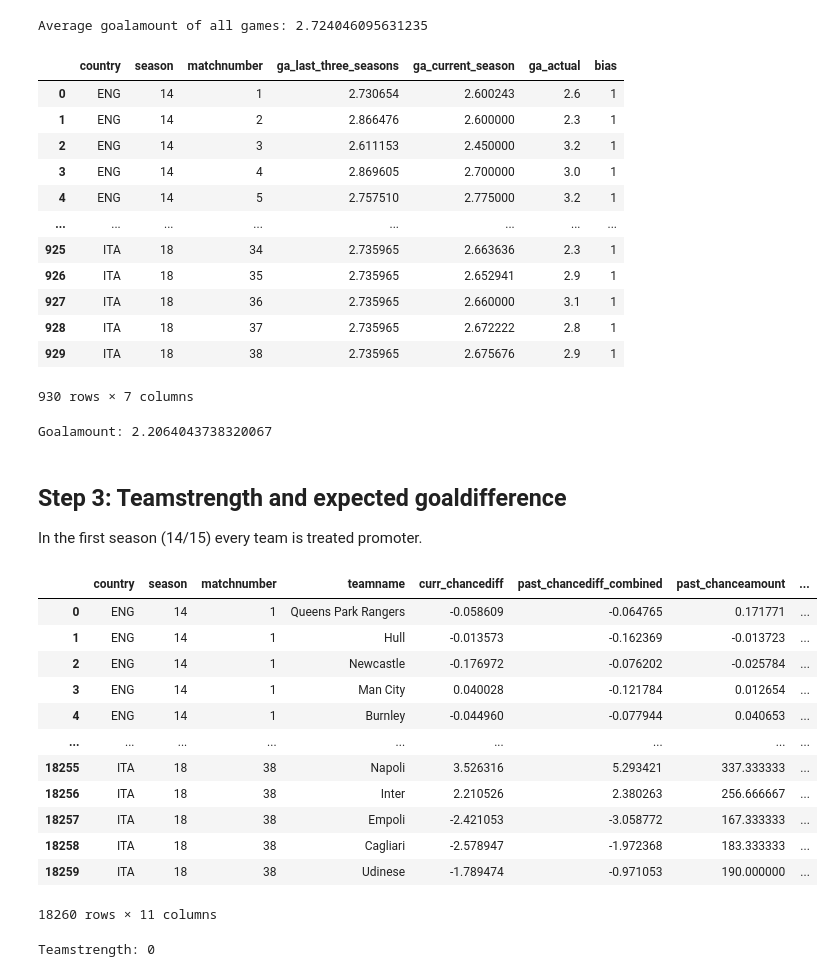
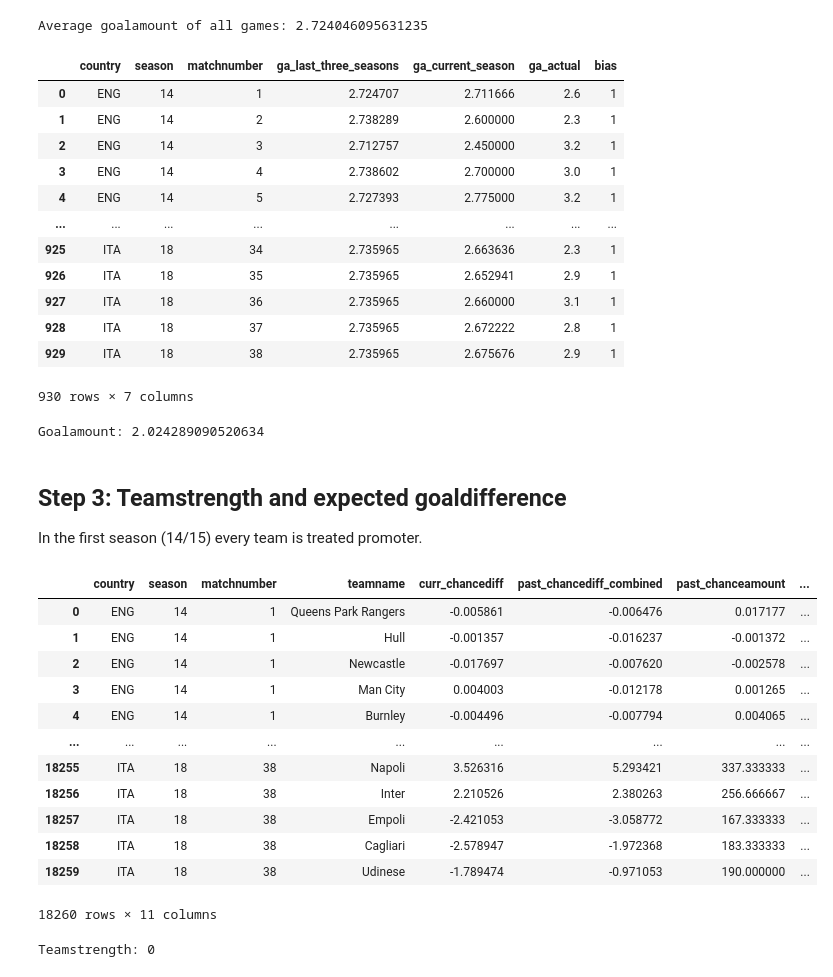
Before and after one commit to LUKEx76/football_prediction, a Jupyter notebook: heuer_model/heuer.ipynb, the cells around one changed output. Drawn from its saved outputs; the diff is of its cells as text; code cells hidden in the pictures.

```diff
--- a/heuer_model/heuer.ipynb
+++ b/heuer_model/heuer.ipynb
@@ -60,7 +60,7 @@ df_country_season_homefield_adv = pd.read_csv(
 df_country_season_homefield_adv['bias'] = 1
 
 noise = np.random.normal(
-    avg_homefield_adv, 0.1, df_country_season_homefield_adv.shape[0] * 3)
+    avg_homefield_adv, 0.01, df_country_season_homefield_adv.shape[0] * 3)
 
 for index, row in df_country_season_homefield_adv.iterrows():
     if row["hf_adv_actual"] == 0:
@@ -138,7 +138,7 @@ df_country_season_goalamount = pd.read_csv(
 df_country_season_goalamount['bias'] = 1
 
 noise = np.random.normal(
-    avg_goalamount, 0.1, df_country_season_goalamount.shape[0] * 3)
+    avg_goalamount, 0.01, df_country_season_goalamount.shape[0] * 3)
 
 
 for index, row in df_country_season_goalamount.iterrows():
@@ -154,11 +154,11 @@ for index, row in df_country_season_goalamount.iterrows():
 df_country_season_goalamount
 # %% [output]
 |  | country | season | matchnumber | ga_last_three_seasons | ga_current_season | ga_actual | bias |
-| 0 | ENG | 14 | 1 | 2.730654 | 2.600243 | 2.6 | 1 |
-| 1 | ENG | 14 | 2 | 2.866476 | 2.600000 | 2.3 | 1 |
-| 2 | ENG | 14 | 3 | 2.611153 | 2.450000 | 3.2 | 1 |
-| 3 | ENG | 14 | 4 | 2.869605 | 2.700000 | 3.0 | 1 |
-| 4 | ENG | 14 | 5 | 2.757510 | 2.775000 | 3.2 | 1 |
+| 0 | ENG | 14 | 1 | 2.724707 | 2.711666 | 2.6 | 1 |
+| 1 | ENG | 14 | 2 | 2.738289 | 2.600000 | 2.3 | 1 |
+| 2 | ENG | 14 | 3 | 2.712757 | 2.450000 | 3.2 | 1 |
+| 3 | ENG | 14 | 4 | 2.738602 | 2.700000 | 3.0 | 1 |
+| 4 | ENG | 14 | 5 | 2.727393 | 2.775000 | 3.2 | 1 |
 | ... | ... | ... | ... | ... | ... | ... | ... |
 | 925 | ITA | 18 | 34 | 2.735965 | 2.663636 | 2.3 | 1 |
 | 926 | ITA | 18 | 35 | 2.735965 | 2.652941 | 2.9 | 1 |
@@ -176,7 +176,7 @@ def h_country_season_goalamount(country, season, matchnumber):
         f"country == '{country}' and season == {season} and matchnumber < {matchnumber}")
 
     X = sub_df[["ga_last_three_seasons",
-                "ga_current_season","bias"]].values
+                "ga_current_season"]].values # no bias
     y = sub_df["ga_actual"].values
 
     w = closed_form_solution(X, y)
@@ -185,13 +185,13 @@ def h_country_season_goalamount(country, season, matchnumber):
     input_df = df_country_season_goalamount.query(
         f"country == '{country}' and season == {season} and matchnumber == {matchnumber}")
     input = input_df[["ga_last_three_seasons",
-                      "ga_current_season", "bias"]].values
+                      "ga_current_season"]].values
 
     return np.dot(w, input.T)[0]
 
 print("Goalamount:", h_country_season_goalamount("GER", 14, 2))
 # %% [output]
-Goalamount: 2.2064043738320067
+Goalamount: 2.024289090520634
 # %% [markdown]
 ## Step 3: Teamstrength and expected goaldifference
 
@@ -199,33 +199,33 @@ In the first season (14/15) every team is treated promoter.
 # %%
 df_matches = pd.read_csv('data/matches.csv', sep=';')
 df_matches['bias'] = 1
 
-noise = np.random.normal(0, 0.1, df_matches.shape[0] * 5)
+noise = np.random.normal(0, 0.01, df_matches.shape[0] * 5)
 
 for index, row in df_matches.iterrows():
     if row["curr_chancediff"] == 0:
         df_matches.at[index, "curr_chancediff"] = noise[index]
     if row["past_chancediff_combined"] == 0:
         df_matches.at[index,
                            "past_chancediff_combined"] = noise[df_matches.shape[0] + index]
     if row["past_chanceamount"] == 0:
         df_matches.at[index,
                            "past_chanceamount"] = noise[df_matches.shape[0] * 2 + index]
     if row["actual_goaldiff"] == 0:
         df_matches.at[index,
                            "actual_goaldiff"] = noise[df_matches.shape[0] * 3 + index]
     if row["actual_goalamount"] == 0:
         df_matches.at[index,
                            "actual_goalamount"] = noise[df_matches.shape[0] * 4 + index]
 
 df_matches
 # %% [output]
 |  | country | season | matchnumber | teamname | curr_chancediff | past_chancediff_combined | past_chanceamount | ... |
-| 0 | ENG | 14 | 1 | Queens Park Rangers | -0.058609 | -0.064765 | 0.171771 | ... |
-| 1 | ENG | 14 | 1 | Hull | -0.013573 | -0.162369 | -0.013723 | ... |
-| 2 | ENG | 14 | 1 | Newcastle | -0.176972 | -0.076202 | -0.025784 | ... |
-| 3 | ENG | 14 | 1 | Man City | 0.040028 | -0.121784 | 0.012654 | ... |
-| 4 | ENG | 14 | 1 | Burnley | -0.044960 | -0.077944 | 0.040653 | ... |
+| 0 | ENG | 14 | 1 | Queens Park Rangers | -0.005861 | -0.006476 | 0.017177 | ... |
+| 1 | ENG | 14 | 1 | Hull | -0.001357 | -0.016237 | -0.001372 | ... |
+| 2 | ENG | 14 | 1 | Newcastle | -0.017697 | -0.007620 | -0.002578 | ... |
+| 3 | ENG | 14 | 1 | Man City | 0.004003 | -0.012178 | 0.001265 | ... |
+| 4 | ENG | 14 | 1 | Burnley | -0.004496 | -0.007794 | 0.004065 | ... |
 | ... | ... | ... | ... | ... | ... | ... | ... | ... |
 | 18255 | ITA | 18 | 38 | Napoli | 3.526316 | 5.293421 | 337.333333 | ... |
 | 18256 | ITA | 18 | 38 | Inter | 2.210526 | 2.380263 | 256.666667 | ... |
```
Also changed, not shown: parts of 7 cells of this notebook, 1 other file.
